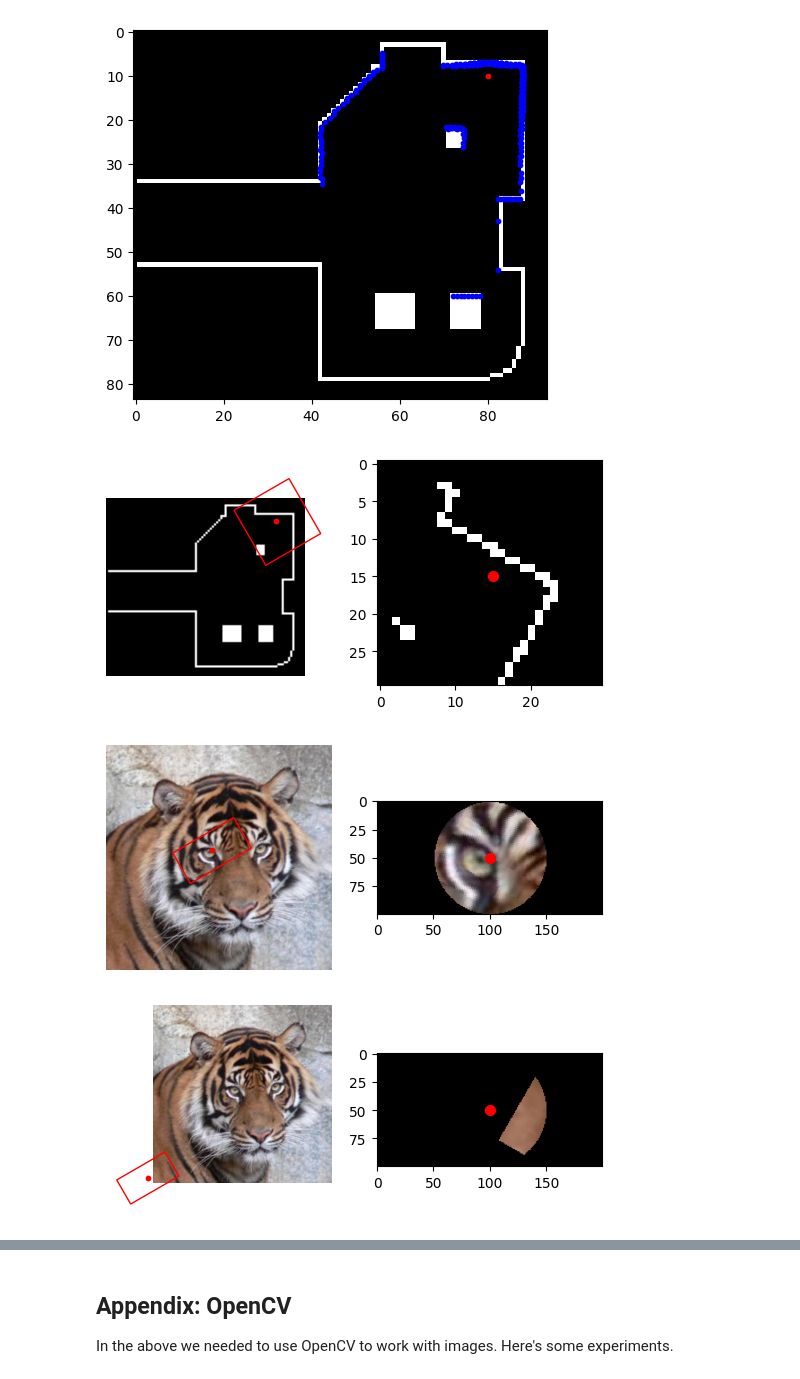
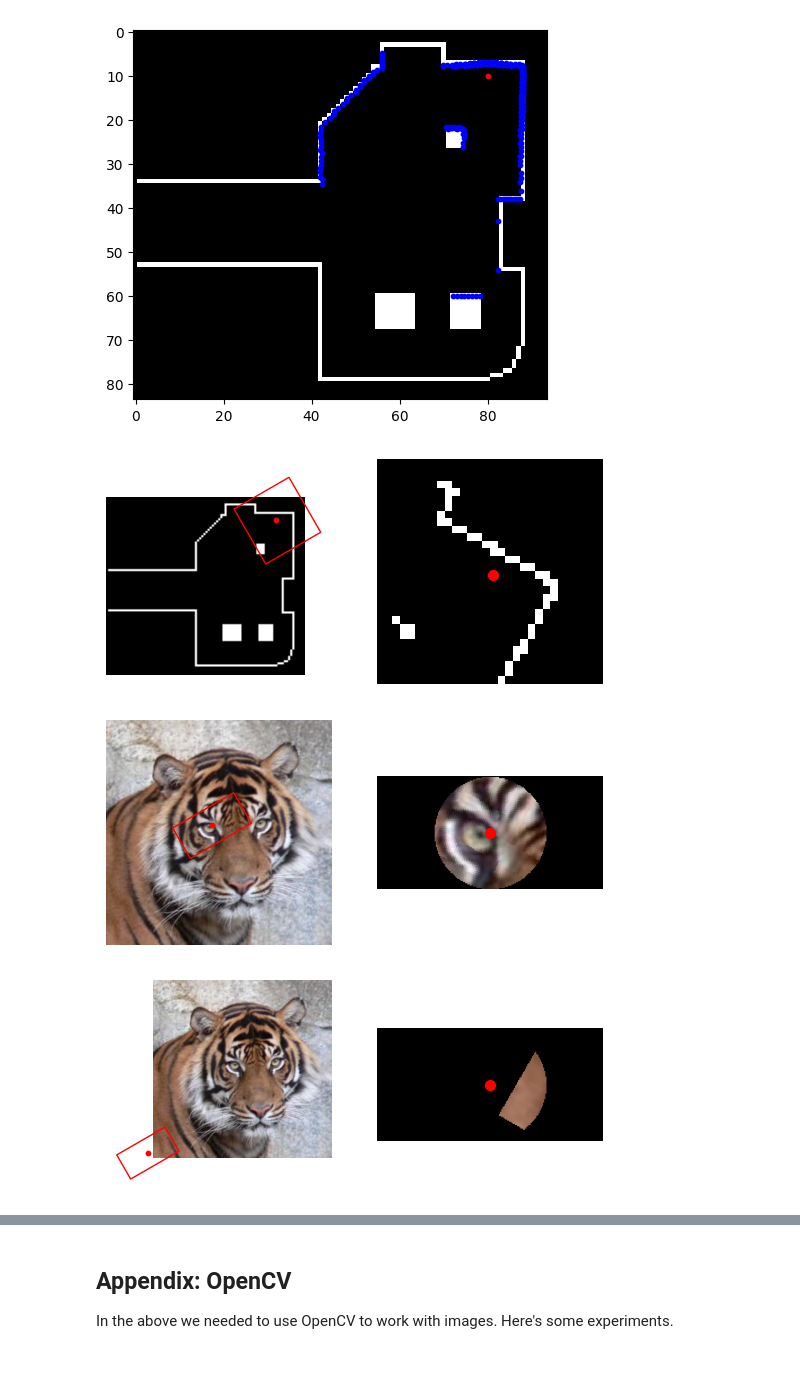
Before and after one commit to malcolmlett/robovac, a Jupyter notebook: Experiment_NN_LDS_to_OccupancyMap_1.ipynb, the cells around one changed output, grey strips where cells are left out. Cells and saved outputs as stored; diff of their text form; code cells hidden in the pictures.

```diff
--- a/Experiment_NN_LDS_to_OccupancyMap_1.ipynb
+++ b/Experiment_NN_LDS_to_OccupancyMap_1.ipynb
@@ -142,8 +142,8 @@ def rotated_crop(image, centre, angle, size, **kwargs):
   y1 = max(0, int(centre[1] - (size[1]-1)/2))
   y2 = min(h, int(centre[1] - (size[1]-1)/2) + size[1])
 
-  start_x = max(0, -int(centre[0] - size[0]/2))
-  start_y = max(0, -int(centre[1] - size[1]/2))
+  start_x = max(0, -int(centre[0] - (size[0]-1)/2))
+  start_y = max(0, -int(centre[1] - (size[1]-1)/2))
   cropped[start_y:start_y + (y2-y1), start_x:start_x + (x2-x1), ...] = rotated[y1:y2, x1:x2, ...]
 
   # apply mask
@@ -165,37 +165,37 @@ def rotated_crop(image, centre, angle, size, **kwargs):
   # convert back to target type
   if target_type == 'bool':
     cropped = cropped.astype(bool)
 
   return cropped
 
 def rotated_crop_test(image, loc, size, angle, **kwargs):
   crop = rotated_crop(image, loc, np.deg2rad(angle), size, **kwargs)
 
   plt.subplot(1,2,1)
   plt.imshow(image, cmap='gray')
   plt.scatter(loc[0], loc[1], c='r', s=10)
   plt.gca().add_patch(plt.Rectangle((loc[0]-(size[0]-1)/2,loc[1]-(size[1]-1)/2), size[0], size[1], angle=-angle, rotation_point='center', linewidth=1, edgecolor='r', facecolor='none'))
   plt.axis('off')
 
   plt.subplot(1,2,2)
   plt.imshow(crop, cmap='gray')
   plt.scatter(int(crop.shape[1]/2), int(crop.shape[0]/2), c='r', s=50)
-  #plt.axis('off')
+  plt.axis('off')
   plt.show()
 
 tiger = cv2.imread('repo/misc/images/640px-Tiger.50.jpg')
 tiger = cv2.cvtColor(tiger, cv2.COLOR_BGR2RGB)
 
 rotated_crop_test(floorplan, loc=(80.0,10.0), size=(30,30), angle=30, mask='inner-circle')
 #rotated_crop_test(floorplan, loc=(87.0,8.0), size=(8,8), angle=0, mask='inner-circle')
 #rotated_crop_test(floorplan, loc=(80.5,10.5), size=(30,30), angle=30)
 #rotated_crop_test(floorplan, loc=(81.0,11.0), size=(30,30), angle=30)
 rotated_crop_test(tiger, loc=(300,300), size=(200,100), angle=30, mask='inner-circle')
 rotated_crop_test(tiger, loc=(-20,620), size=(200,100), angle=30, mask='inner-circle')
 # %% [output]
-[figure, old version]
+[figure, new version]
-[figure, old version]
+[figure, new version]
-[figure, old version]
+[figure, new version]
 # %%
 def generate_training_data_sample(semantic_map, centre, angle, **kwargs):
     """
```
Also changed, not shown: parts of 3 cells of this notebook.
